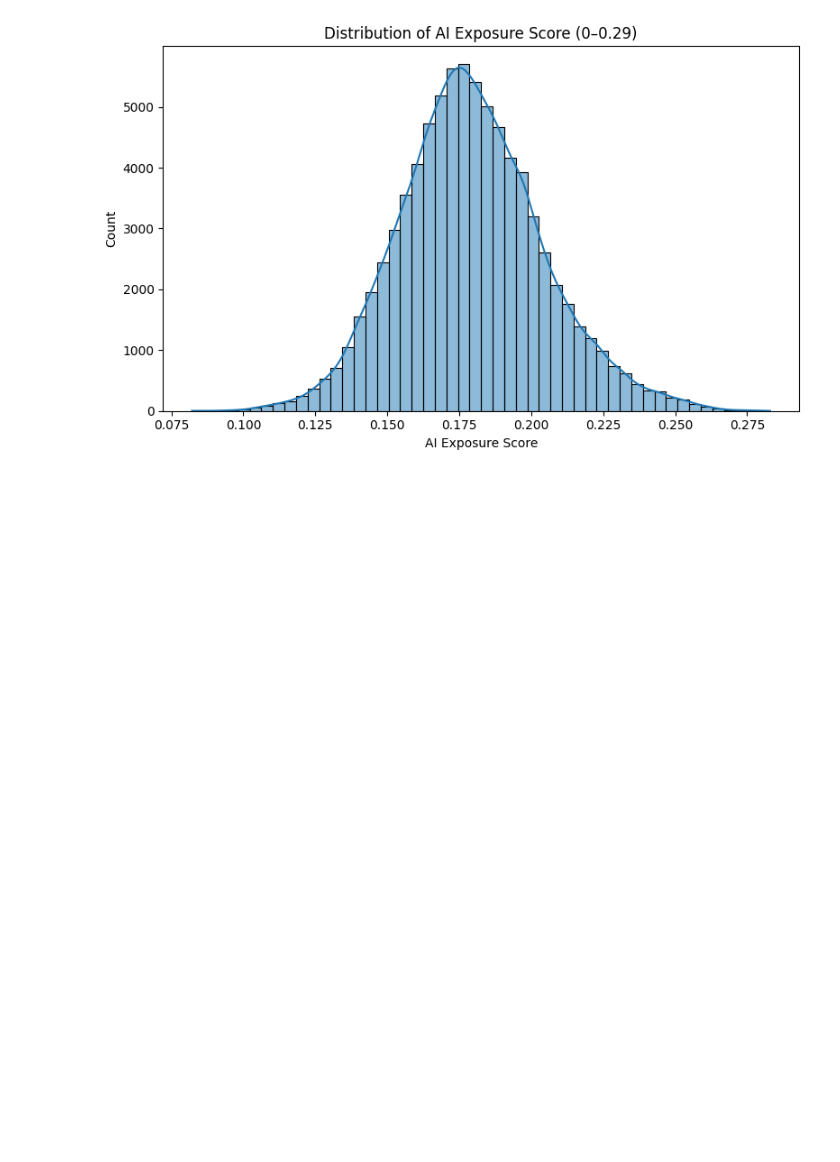
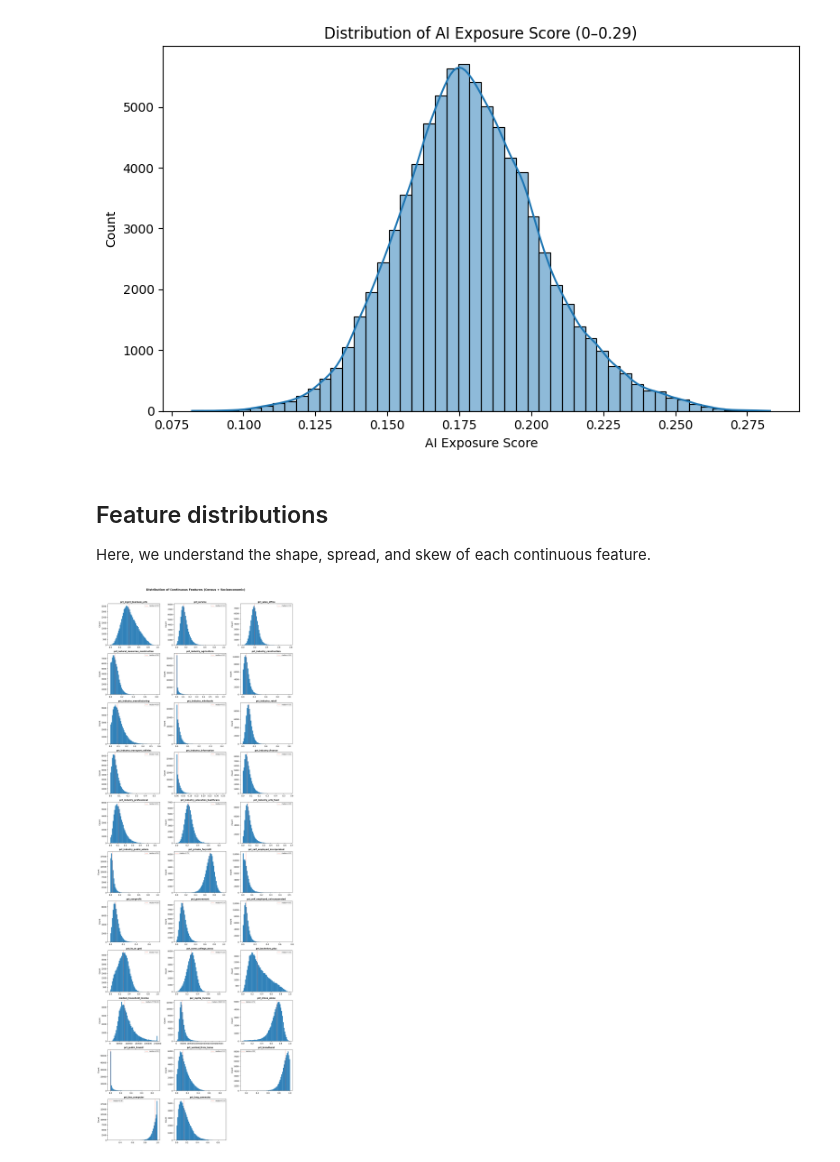
Before and after one commit to raelynncui/ai_exposure, a Jupyter notebook: eda.ipynb, the cells around one changed output. Saved outputs shown, nothing was run; the diff lists cells and outputs as text; code cells hidden in the pictures; blank space fills up the shorter version.

```diff
--- a/eda.ipynb
+++ b/eda.ipynb
@@ -160,3 +160,45 @@ plt.tight_layout()
 plt.show()
 # %% [output]
 [figure]
+# %% [markdown]
+## Feature distributions
+
+Here, we understand the shape, spread, and skew of each continuous feature.
+# %%
+import matplotlib.pyplot as plt
+
+CONTINUOUS_FEATURES = [
+    col for col in df.columns
+    if col not in ["FIPS", "AI Exposure Score (0-0.29)"]
+]
+
+n_cols = 3
+n_rows = (len(CONTINUOUS_FEATURES) + n_cols - 1) // n_cols
+
+fig, axes = plt.subplots(n_rows, n_cols, figsize=(14, 3.5 * n_rows))
+axes = axes.flatten()
+
+for i, col in enumerate(CONTINUOUS_FEATURES):
+    ax = axes[i]
+    data = df[col].dropna()
+
+    ax.hist(data, bins=60, edgecolor="white", linewidth=0.3)
+
+    ax.set_title(col, fontsize=10, fontweight="bold")
+    ax.set_ylabel("Count")
+
+    med = data.median()
+    ax.axvline(med, color="tomato", linestyle="--", linewidth=1, label=f"median={med:.2f}")
+    ax.legend(fontsize=7)
+
+# hide empty subplots
+for j in range(i + 1, len(axes)):
+    axes[j].set_visible(False)
+
+plt.suptitle("Distribution of Continuous Features (Census + Socioeconomic)",
+             fontsize=14, fontweight="bold", y=1.01)
+
+plt.tight_layout()
+plt.show()
+# %% [output]
+[figure, added]
```
Also changed, not shown: parts of 11 cells of this notebook.
